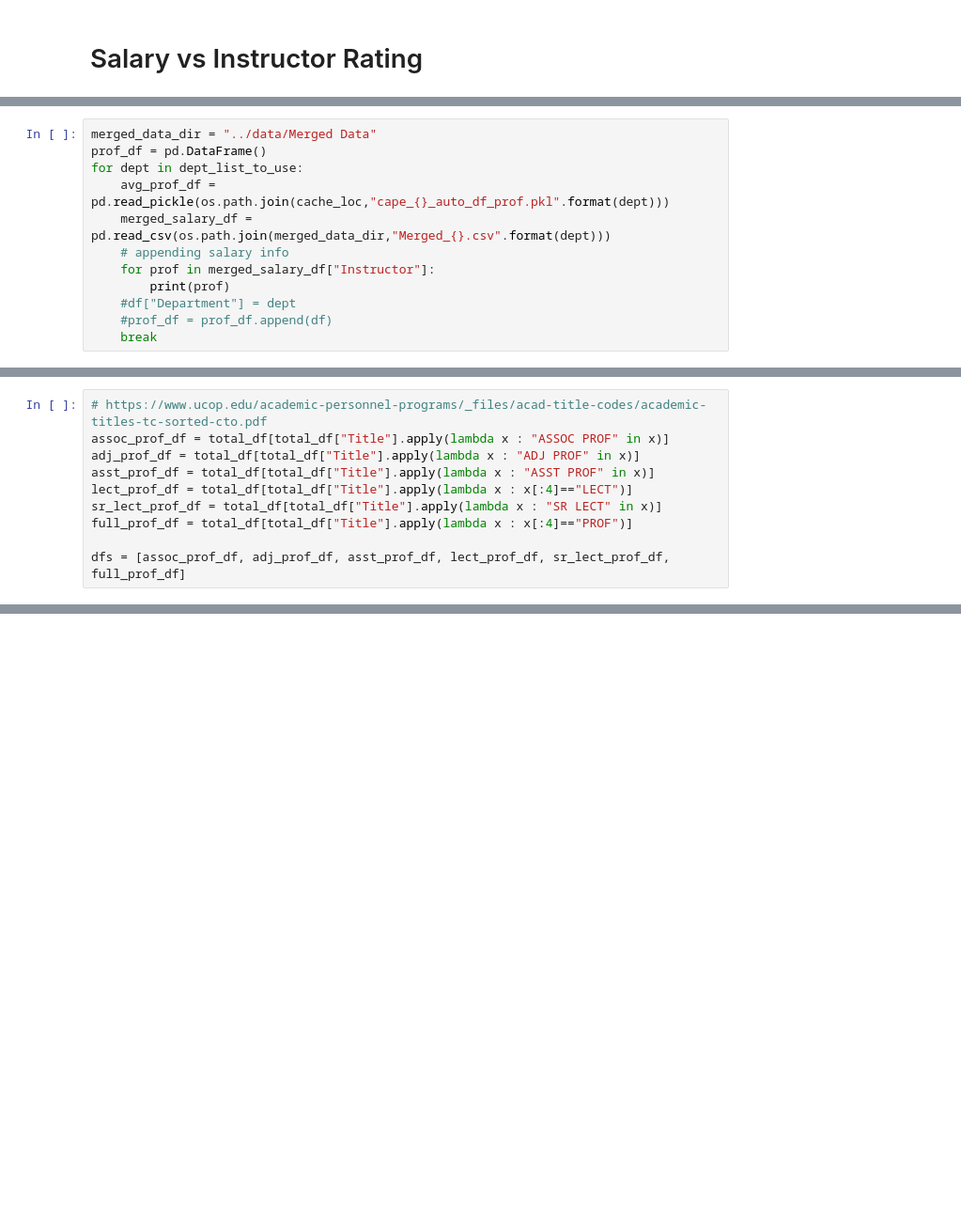
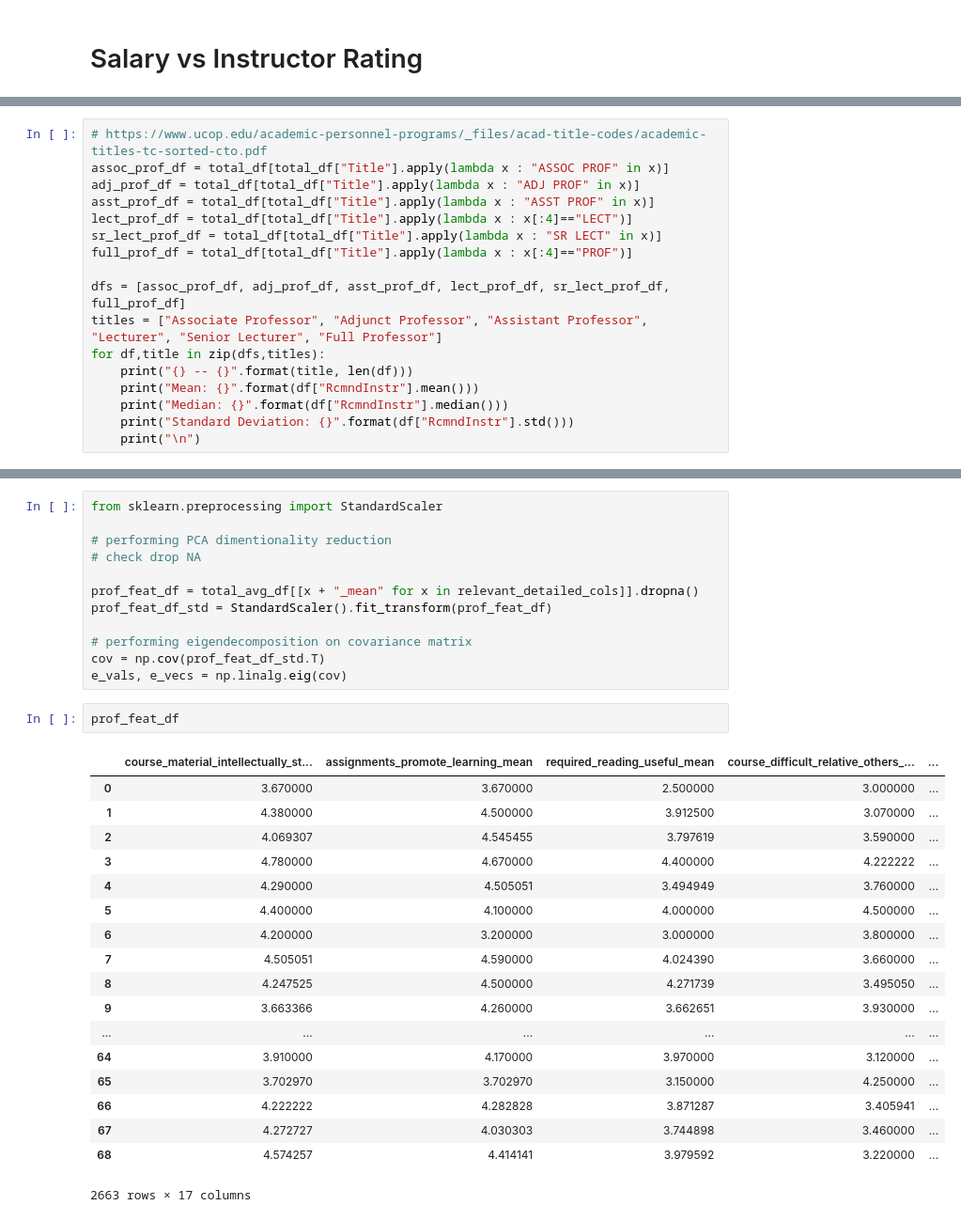
Before and after one commit to guptarohit994/ECE143_group25_project, a Jupyter notebook: statistical_analysis/CAPES_Statistical_Analysis.ipynb, the cells around one changed output, grey strips where cells are left out. Shown at 94% size. Cells and saved outputs as stored; diff of their text form; blank space fills up the shorter version.

```diff
--- a/statistical_analysis/CAPES_Statistical_Analysis.ipynb
+++ b/statistical_analysis/CAPES_Statistical_Analysis.ipynb
@@ -293,12 +260,0 @@ Merged_EDS.csv
-# %%
-merged_data_dir = "../data/Merged Data"
-prof_df = pd.DataFrame()
-for dept in dept_list_to_use:
-    avg_prof_df = pd.read_pickle(os.path.join(cache_loc,"cape_{}_auto_df_prof.pkl".format(dept)))
-    merged_salary_df = pd.read_csv(os.path.join(merged_data_dir,"Merged_{}.csv".format(dept)))
-    # appending salary info
-    for prof in merged_salary_df["Instructor"]:
-        print(prof)
-    #df["Department"] = dept
-    #prof_df = prof_df.append(df)
-    break
@@ -397,3 +321,10 @@ sr_lect_prof_df = total_df[total_df["Title"].apply(lambda x : "SR LECT" in x)]
 full_prof_df = total_df[total_df["Title"].apply(lambda x : x[:4]=="PROF")]
 
 dfs = [assoc_prof_df, adj_prof_df, asst_prof_df, lect_prof_df, sr_lect_prof_df, full_prof_df]
+titles = ["Associate Professor", "Adjunct Professor", "Assistant Professor", "Lecturer", "Senior Lecturer", "Full Professor"]
+for df,title in zip(dfs,titles):
+    print("{} -- {}".format(title, len(df)))
+    print("Mean: {}".format(df["RcmndInstr"].mean()))
+    print("Median: {}".format(df["RcmndInstr"].median()))
+    print("Standard Deviation: {}".format(df["RcmndInstr"].std()))
+    print("\n")
@@ -418,0 +487,33 @@ prin
+# %%
+from sklearn.preprocessing import StandardScaler
+
+# performing PCA dimentionality reduction
+# check drop NA
+
+prof_feat_df = total_avg_df[[x + "_mean" for x in relevant_detailed_cols]].dropna()
+prof_feat_df_std = StandardScaler().fit_transform(prof_feat_df)
+
+# performing eigendecomposition on covariance matrix
+cov = np.cov(prof_feat_df_std.T)
+e_vals, e_vecs = np.linalg.eig(cov)
+# %%
+prof_feat_df
+# %% [output]
+|  | course_material_intellectually_st... | assignments_promote_learning_mean | required_reading_useful_mean | course_difficult_relative_others_... | ... |
+| 0 | 3.670000 | 3.670000 | 2.500000 | 3.000000 | ... |
+| 1 | 4.380000 | 4.500000 | 3.912500 | 3.070000 | ... |
+| 2 | 4.069307 | 4.545455 | 3.797619 | 3.590000 | ... |
+| 3 | 4.780000 | 4.670000 | 4.400000 | 4.222222 | ... |
+| 4 | 4.290000 | 4.505051 | 3.494949 | 3.760000 | ... |
+| 5 | 4.400000 | 4.100000 | 4.000000 | 4.500000 | ... |
+| 6 | 4.200000 | 3.200000 | 3.000000 | 3.800000 | ... |
+| 7 | 4.505051 | 4.590000 | 4.024390 | 3.660000 | ... |
+| 8 | 4.247525 | 4.500000 | 4.271739 | 3.495050 | ... |
+| 9 | 3.663366 | 4.260000 | 3.662651 | 3.930000 | ... |
+| ... | ... | ... | ... | ... | ... |
+| 64 | 3.910000 | 4.170000 | 3.970000 | 3.120000 | ... |
+| 65 | 3.702970 | 3.702970 | 3.150000 | 4.250000 | ... |
+| 66 | 4.222222 | 4.282828 | 3.871287 | 3.405941 | ... |
+| 67 | 4.272727 | 4.030303 | 3.744898 | 3.460000 | ... |
+| 68 | 4.574257 | 4.414141 | 3.979592 | 3.220000 | ... |
+2663 rows × 17 columns
```
Also changed, not shown: parts of 15 cells of this notebook.
